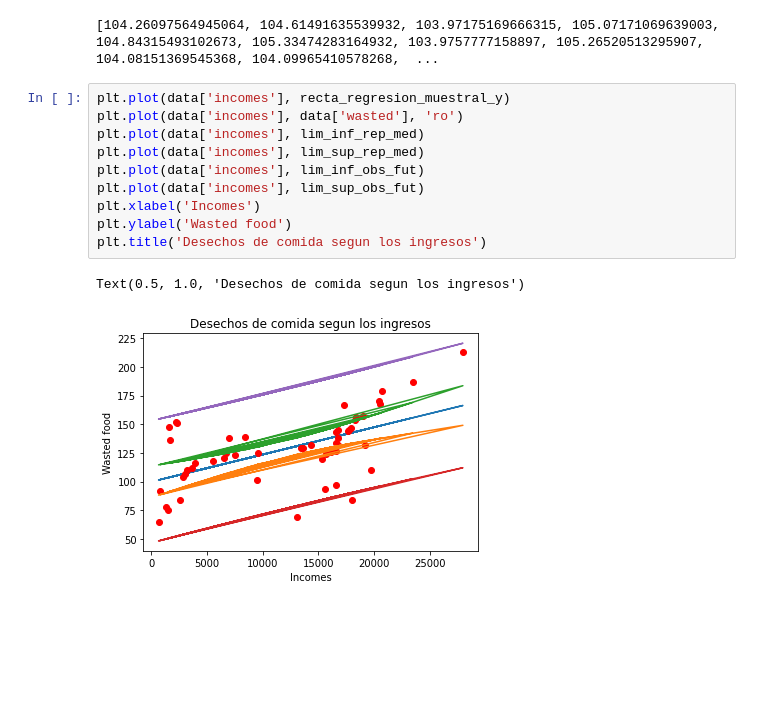
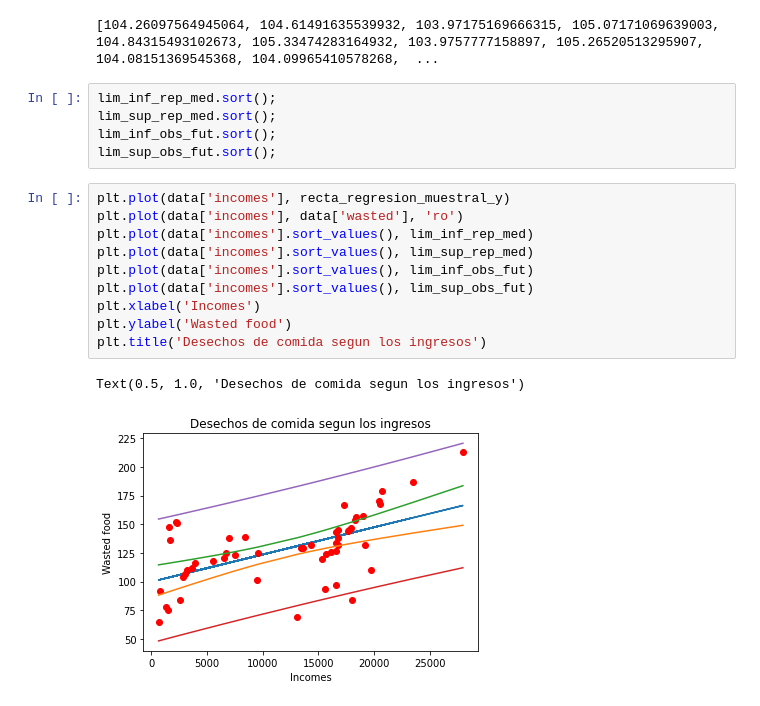
Before and after one commit to UnaiSasi17/PBL4, a Jupyter notebook: Estadistica/regresion.ipynb, the cells around one changed output. Saved outputs shown, nothing was run; the diff lists cells and outputs as text; blank space fills up the shorter version.

```diff
--- a/Estadistica/regresion.ipynb
+++ b/Estadistica/regresion.ipynb
@@ -193,16 +211,21 @@ for inf, sup in zip(lim_inf_obs_fut, lim_sup_obs_fut):
 print (dist_lim)
 # %% [output]
 [104.26097564945064, 104.61491635539932, 103.97175169666315, 105.07171069639003, 104.84315493102673, 105.33474283164932, 103.9757777158897, 105.26520513295907, 104.08151369545368, 104.09965410578268,  ...
+# %%
+lim_inf_rep_med.sort();
+lim_sup_rep_med.sort();
+lim_inf_obs_fut.sort();
+lim_sup_obs_fut.sort();
 # %%
 plt.plot(data['incomes'], recta_regresion_muestral_y)
 plt.plot(data['incomes'], data['wasted'], 'ro')
-plt.plot(data['incomes'], lim_inf_rep_med)
-plt.plot(data['incomes'], lim_sup_rep_med)
-plt.plot(data['incomes'], lim_inf_obs_fut)
-plt.plot(data['incomes'], lim_sup_obs_fut)
+plt.plot(data['incomes'].sort_values(), lim_inf_rep_med)
+plt.plot(data['incomes'].sort_values(), lim_sup_rep_med)
+plt.plot(data['incomes'].sort_values(), lim_inf_obs_fut)
+plt.plot(data['incomes'].sort_values(), lim_sup_obs_fut)
 plt.xlabel('Incomes')
 plt.ylabel('Wasted food')
 plt.title('Desechos de comida segun los ingresos')
 # %% [output]
 Text(0.5, 1.0, 'Desechos de comida segun los ingresos')
-[figure, old version]
+[figure, new version]
```
Also changed, not shown: parts of 4 cells of this notebook.
